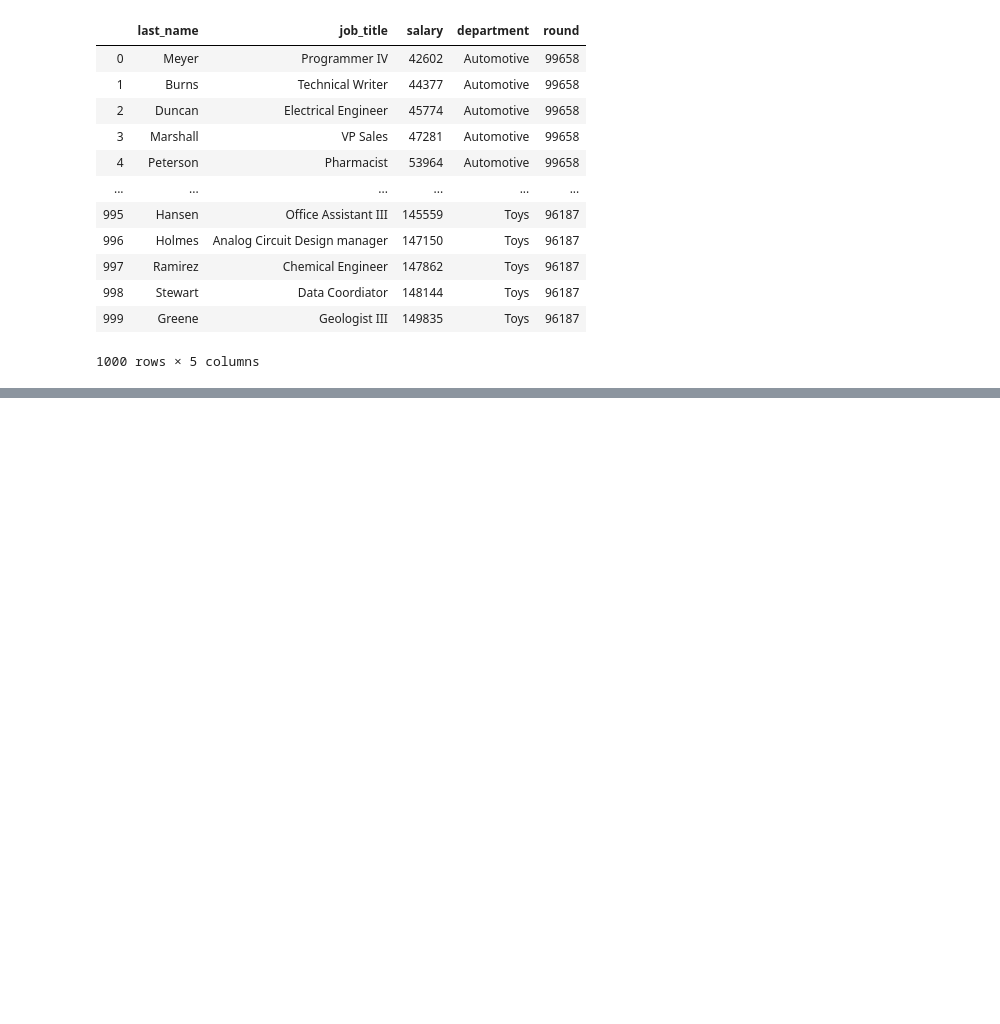
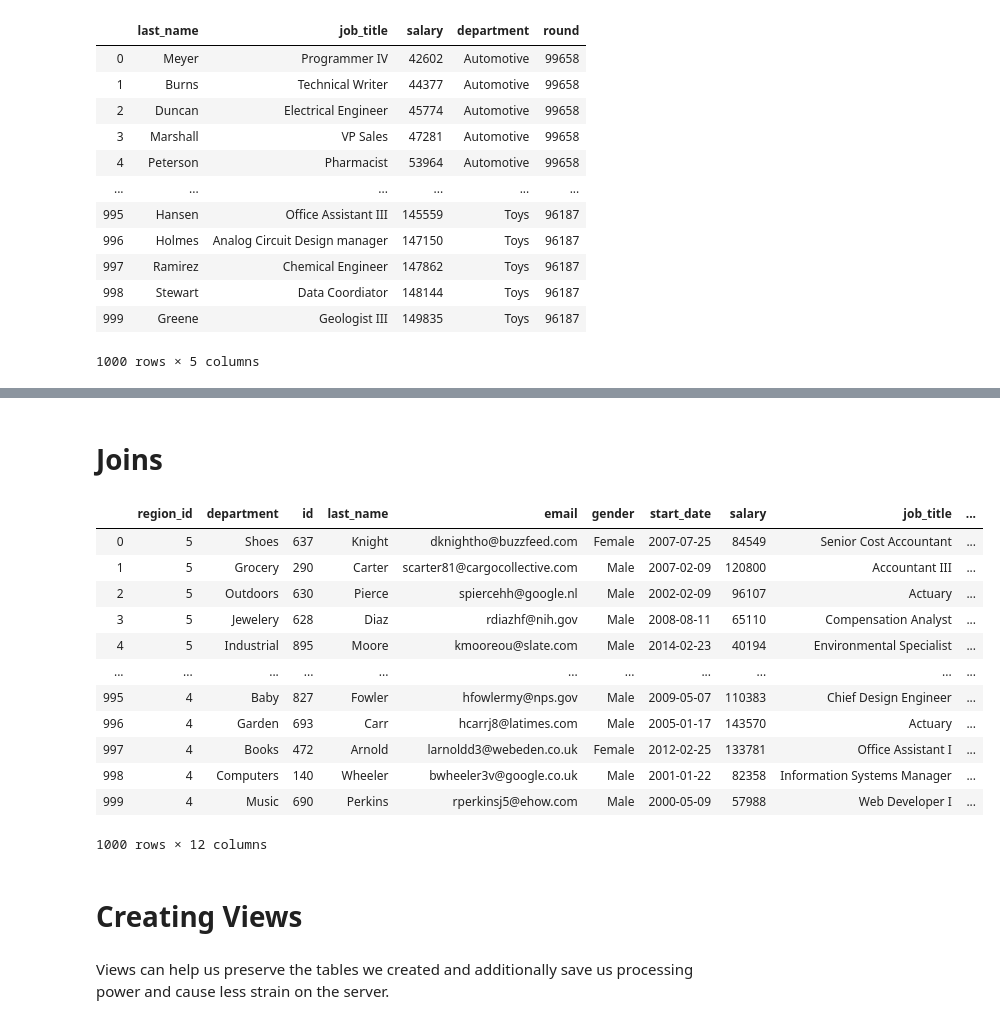
Before and after one commit to yasharmansouri/SQL-for-Data-Science, a Jupyter notebook: sql_for_data_science.ipynb, the cells around one changed output, grey strips where cells are left out. Saved outputs shown, nothing was run; the diff lists cells and outputs as text; code cells hidden in the pictures; blank space fills up the shorter version.

```diff
--- a/sql_for_data_science.ipynb
+++ b/sql_for_data_science.ipynb
@@ -631,0 +689,33 @@ cmd =
+# %% [markdown]
+# Joins
+# %%
+#we can use USING(shared_column_name) when the column names are the same
+cmd = """SELECT *
+         FROM staff
+         LEFT JOIN company_divisions
+         USING (department)
+         LEFT JOIN company_regions
+         USING (region_id)
+         ORDER BY country, company_regions
+      """
+cur.execute(cmd)
+cols = [x[0] for x in cur.description]
+pd.DataFrame(cur.fetchall(), columns=cols)
+# %% [output]
+|  | region_id | department | id | last_name | email | gender | start_date | salary | job_title | ... |
+| 0 | 5 | Shoes | 637 | Knight | dknightho@buzzfeed.com | Female | 2007-07-25 | 84549 | Senior Cost Accountant | ... |
+| 1 | 5 | Grocery | 290 | Carter | scarter81@cargocollective.com | Male | 2007-02-09 | 120800 | Accountant III | ... |
+| 2 | 5 | Outdoors | 630 | Pierce | spiercehh@google.nl | Male | 2002-02-09 | 96107 | Actuary | ... |
+| 3 | 5 | Jewelery | 628 | Diaz | rdiazhf@nih.gov | Male | 2008-08-11 | 65110 | Compensation Analyst | ... |
+| 4 | 5 | Industrial | 895 | Moore | kmooreou@slate.com | Male | 2014-02-23 | 40194 | Environmental Specialist | ... |
+| ... | ... | ... | ... | ... | ... | ... | ... | ... | ... | ... |
+| 995 | 4 | Baby | 827 | Fowler | hfowlermy@nps.gov | Male | 2009-05-07 | 110383 | Chief Design Engineer | ... |
+| 996 | 4 | Garden | 693 | Carr | hcarrj8@latimes.com | Male | 2005-01-17 | 143570 | Actuary | ... |
+| 997 | 4 | Books | 472 | Arnold | larnoldd3@webeden.co.uk | Female | 2012-02-25 | 133781 | Office Assistant I | ... |
+| 998 | 4 | Computers | 140 | Wheeler | bwheeler3v@google.co.uk | Male | 2001-01-22 | 82358 | Information Systems Manager | ... |
+| 999 | 4 | Music | 690 | Perkins | rperkinsj5@ehow.com | Male | 2000-05-09 | 57988 | Web Developer I | ... |
+1000 rows × 12 columns
+# %% [markdown]
+# Creating Views
+# %% [markdown]
+Views can help us preserve the tables we created and additionally save us processing power and cause less strain on the server.
```
Also changed, not shown: parts of 16 cells of this notebook.
